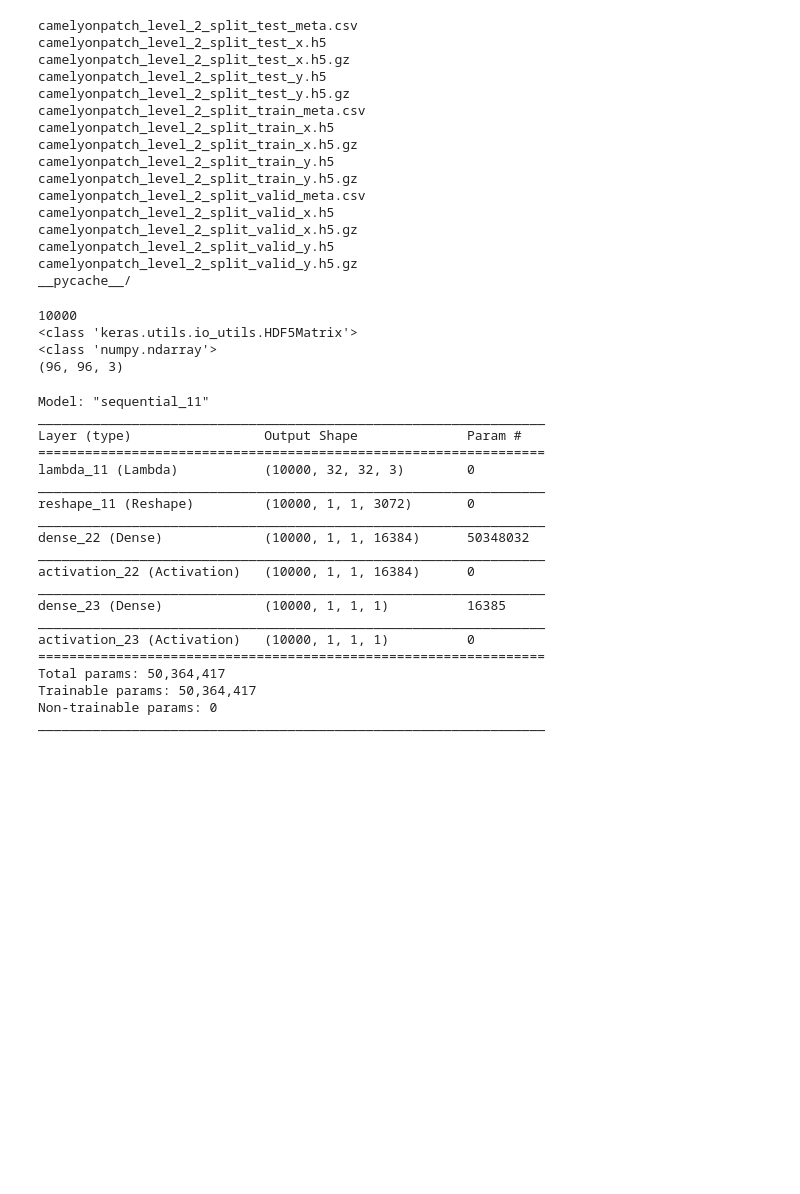
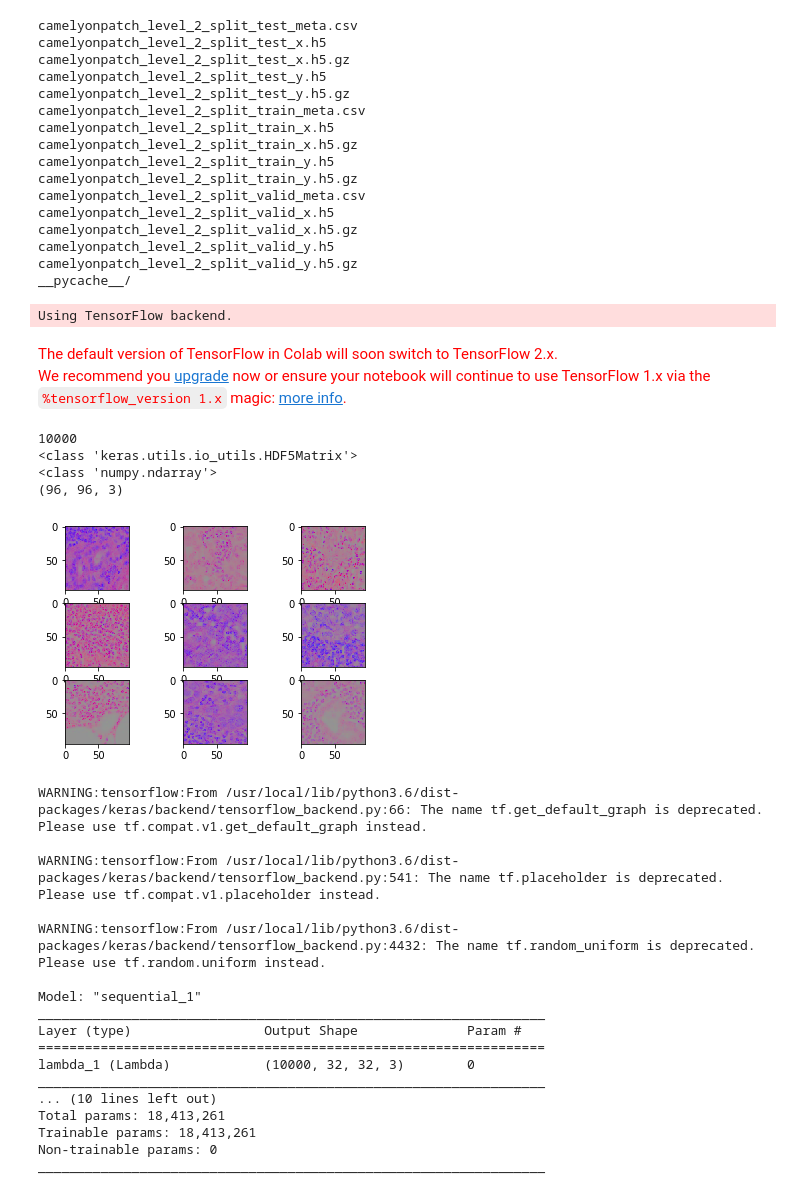
Before and after one commit to allnes/pcam_train, a Jupyter notebook: pcam_train.ipynb, the cells around one changed output. Saved outputs shown, nothing was run; the diff lists cells and outputs as text; code cells hidden in the pictures; blank space fills up the shorter version.

Commit message:
check right image

```diff
--- a/pcam_train.ipynb
+++ b/pcam_train.ipynb
@@ -58,31 +62,54 @@ meta_test_name  = 'camelyonpatch_level_2_split_test_meta.csv'
 # uzip_file(valid_x_name + '.gz', valid_x_name)
 # uzip_file(valid_y_name + '.gz', valid_y_name)
 # %%
-from keras.utils import HDF5Matrix
+from keras.utils import HDF5Matrix, normalize
 import pandas as pd
 
-x_train = HDF5Matrix(train_x_name, 'x', start=10000, end=20000)
-y_train = HDF5Matrix(train_y_name, 'y', start=10000, end=20000)
+shape_data = [10000, 20000]
+x_train = HDF5Matrix(train_x_name, 'x',
+                     start=shape_data[0], end=shape_data[1],
+                     normalizer=normalize)
+y_train = HDF5Matrix(train_y_name, 'y',
+                     start=shape_data[0], end=shape_data[1],
+                     normalizer=normalize)
 
-x_valid = HDF5Matrix(valid_x_name, 'x', start=10000, end=20000)
-y_valid = HDF5Matrix(valid_y_name, 'y', start=10000, end=20000)
+x_valid = HDF5Matrix(valid_x_name, 'x',
+                     start=shape_data[0], end=shape_data[1],
+                     normalizer=normalize)
+y_valid = HDF5Matrix(valid_y_name, 'y',
+                     start=shape_data[0], end=shape_data[1],
+                     normalizer=normalize)
 
-x_test = HDF5Matrix(test_x_name, 'x')
-y_test = HDF5Matrix(test_y_name, 'y')
+x_test = HDF5Matrix(test_x_name, 'x',
+                    start=shape_data[0], end=shape_data[1],
+                     normalizer=normalize)
+y_test = HDF5Matrix(test_y_name, 'y',
+                    start=shape_data[0], end=shape_data[1],
+                     normalizer=normalize)
 
 meta_train = pd.read_csv(meta_train_name)
 meta_valid = pd.read_csv(meta_valid_name)
 meta_test = pd.read_csv(meta_test_name)
+# %% [output]
+Using TensorFlow backend.
+The default version of TensorFlow in Colab will soon switch to TensorFlow 2.x.
+We recommend you upgrade now or ensure your notebook will continue to use TensorFlow 1.x via the %tensorflow_version 1.x magic: more info.
 # %%
 print(len(x_train))
 print(type(x_train))
 print(type(x_train[0]))
 print(x_train[0].shape)
+from matplotlib import pyplot
+for i in range(0, 9):
+	pyplot.subplot(330 + 1 + i)
+	pyplot.imshow(x_train[i], cmap=pyplot.get_cmap('gray'))
+pyplot.show()
 # %% [output]
 10000
 <class 'keras.utils.io_utils.HDF5Matrix'>
 <class 'numpy.ndarray'>
 (96, 96, 3)
+[figure, added]
 # %%
 from keras.models import Sequential
 from keras.layers import Dense, Activation, Reshape, Lambda, Input
@@ -94,34 +121,29 @@ original_shape = (96, 96, 3)
 new_shape = (32, 32)
 # %%
 model = Sequential([
-    # Input(original_shape),
     Lambda(lambda image: tf.image.resize(image, new_shape)),
     Reshape((1, 1, full_size,), input_shape=x_train[0].shape),
-    Dense(16384), Activation('relu'),
-    # Dense(5000),  Activation('relu'),
-    Dense(1),     Activation('softmax'),
+    Dense(int(full_size * 1.95)), Activation('sigmoid'),
+    Dense(1),                  Activation('softmax'),
 ])
 model.build((len(x_train), 96, 96, 3))
 model.summary()
 # %% [output]
-Model: "sequential_11"
+WARNING:tensorflow:From /usr/local/lib/python3.6/dist-packages/keras/backend/tensorflow_backend.py:66: The name tf.get_default_graph is deprecated. Please use tf.compat.v1.get_default_graph instead.
+
+WARNING:tensorflow:From /usr/local/lib/python3.6/dist-packages/keras/backend/tensorflow_backend.py:541: The name tf.placeholder is deprecated. Please use tf.compat.v1.placeholder instead.
+
+WARNING:tensorflow:From /usr/local/lib/python3.6/dist-packages/keras/backend/tensorflow_backend.py:4432: The name tf.random_uniform is deprecated. Please use tf.random.uniform instead.
+
+Model: "sequential_1"
 _________________________________________________________________
 Layer (type)                 Output Shape              Param #
 =================================================================
-lambda_11 (Lambda)           (10000, 32, 32, 3)        0
+lambda_1 (Lambda)            (10000, 32, 32, 3)        0
 _________________________________________________________________
-reshape_11 (Reshape)         (10000, 1, 1, 3072)       0
-_________________________________________________________________
-dense_22 (Dense)             (10000, 1, 1, 16384)      50348032
-_________________________________________________________________
-activation_22 (Activation)   (10000, 1, 1, 16384)      0
-_________________________________________________________________
-dense_23 (Dense)             (10000, 1, 1, 1)          16385
-_________________________________________________________________
-activation_23 (Activation)   (10000, 1, 1, 1)          0
-=================================================================
-Total params: 50,364,417
-Trainable params: 50,364,417
+... (10 lines left out)
+Total params: 18,413,261
+Trainable params: 18,413,261
 Non-trainable params: 0
 _________________________________________________________________
 # %%
```
Also changed, not shown: parts of 4 cells of this notebook.
